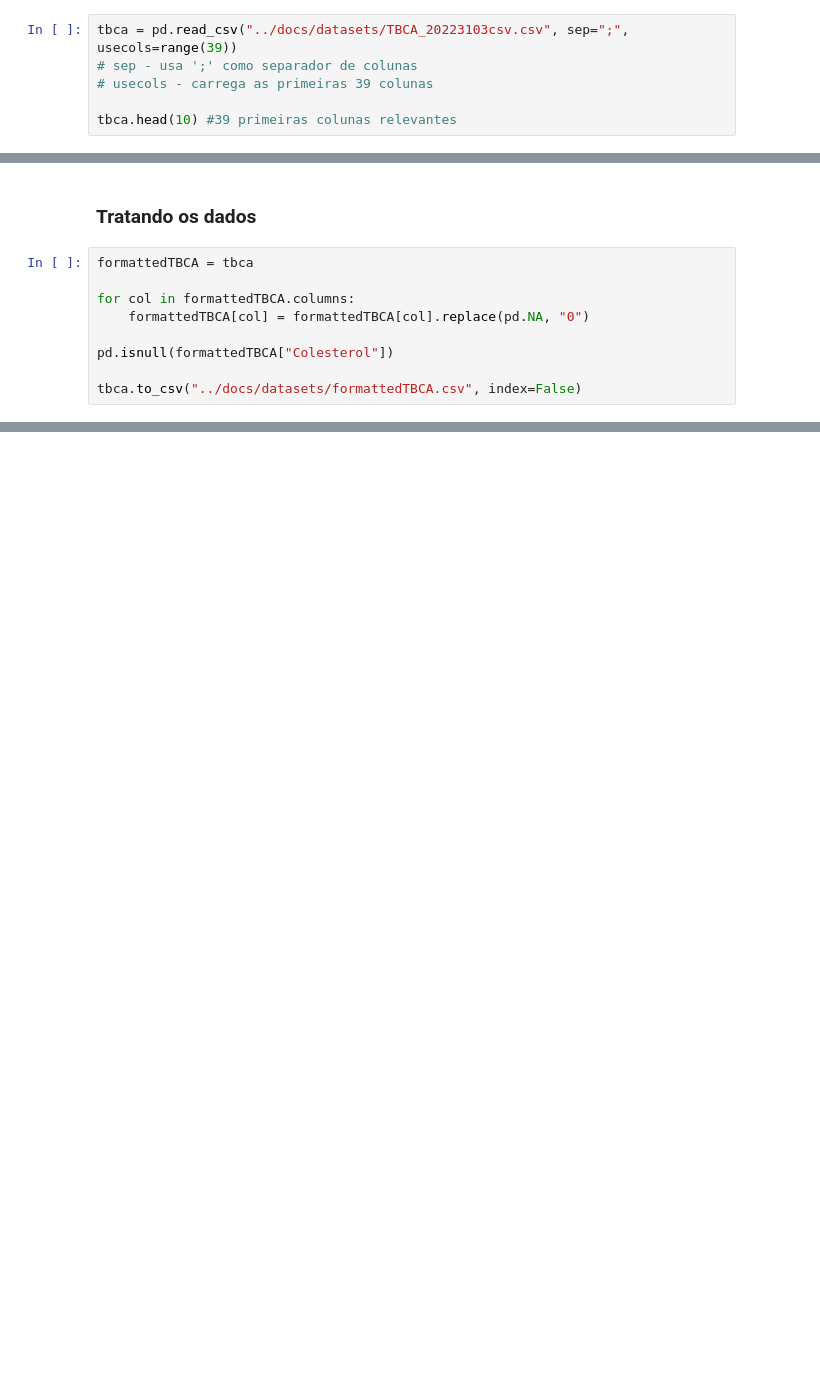
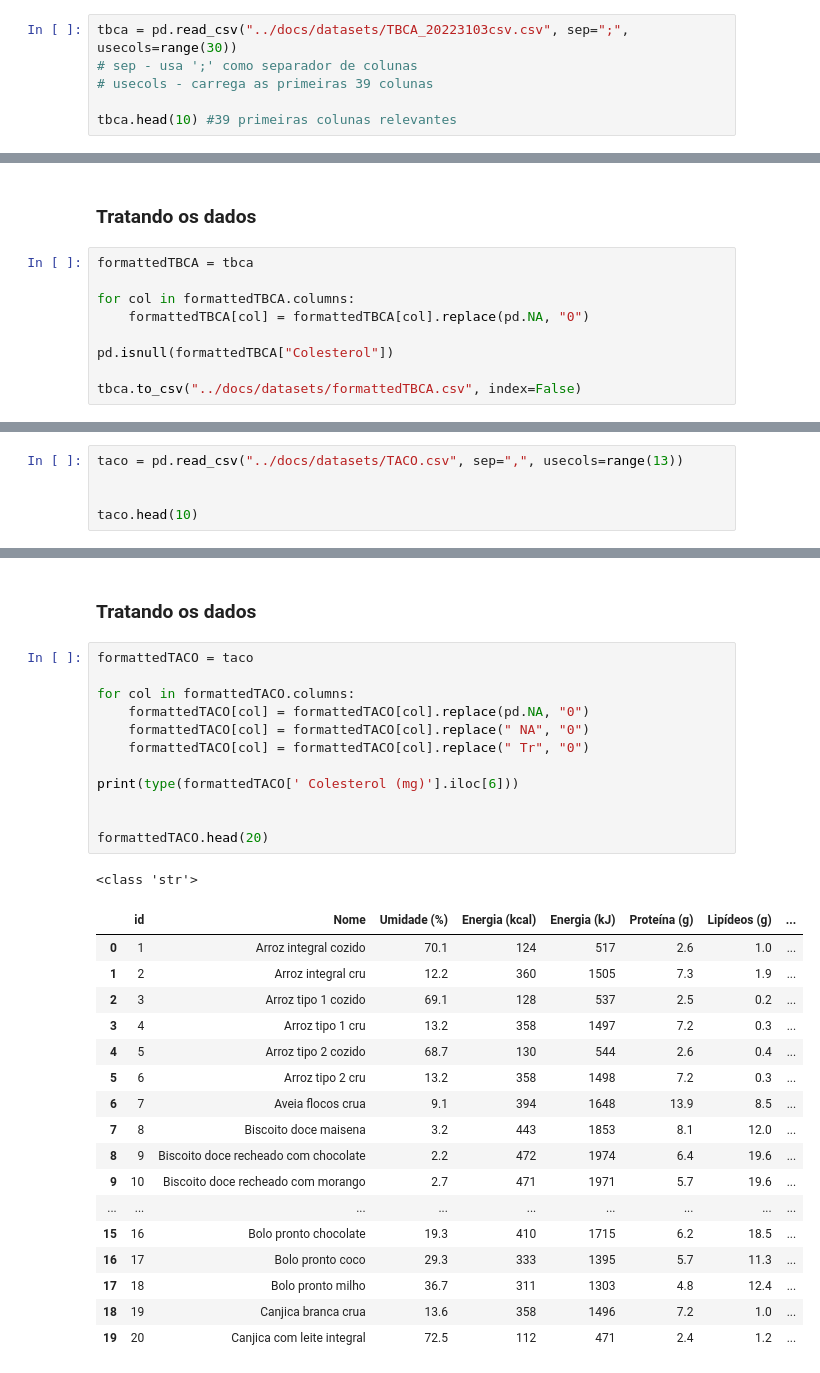
Before and after one commit to Byte-Boost/AIService_Junipy, a Jupyter notebook: src/app.ipynb, the cells around one changed output, grey strips where cells are left out. Saved outputs shown, nothing was run; the diff lists cells and outputs as text; blank space fills up the shorter version.

```diff
--- a/src/app.ipynb
+++ b/src/app.ipynb
@@ -20,7 +22,7 @@ print("Path to dataset files:", path)
 # %% [markdown]
 ### Carregando CSV
 # %%
-tbca = pd.read_csv("../docs/datasets/TBCA_20223103csv.csv", sep=";", usecols=range(39))
+tbca = pd.read_csv("../docs/datasets/TBCA_20223103csv.csv", sep=";", usecols=range(30))
 # sep - usa ';' como separador de colunas
 # usecols - carrega as primeiras 39 colunas
 
@@ -38,0 +60,5 @@ tbca.to_csv("../docs/datasets/formattedTBCA.csv", index=False)
+# %%
+taco = pd.read_csv("../docs/datasets/TACO.csv", sep=",", usecols=range(13))
+
+
+taco.head(10)
@@ -38,0 +77,33 @@ tbca.to_csv("../docs/datasets/formattedTBCA.csv", index=False)
+# %% [markdown]
+### Tratando os dados
+# %%
+formattedTACO = taco
+
+for col in formattedTACO.columns:
+    formattedTACO[col] = formattedTACO[col].replace(pd.NA, "0")
+    formattedTACO[col] = formattedTACO[col].replace(" NA", "0")
+    formattedTACO[col] = formattedTACO[col].replace(" Tr", "0")
+
+print(type(formattedTACO[' Colesterol (mg)'].iloc[6]))
+
+
+formattedTACO.head(20)
+# %% [output]
+<class 'str'>
+|  | id | Nome | Umidade (%) | Energia (kcal) | Energia (kJ) | Proteína (g) | Lipídeos (g) | ... |
+| 0 | 1 | Arroz integral cozido | 70.1 | 124 | 517 | 2.6 | 1.0 | ... |
+| 1 | 2 | Arroz integral cru | 12.2 | 360 | 1505 | 7.3 | 1.9 | ... |
+| 2 | 3 | Arroz tipo 1 cozido | 69.1 | 128 | 537 | 2.5 | 0.2 | ... |
+| 3 | 4 | Arroz tipo 1 cru | 13.2 | 358 | 1497 | 7.2 | 0.3 | ... |
+| 4 | 5 | Arroz tipo 2 cozido | 68.7 | 130 | 544 | 2.6 | 0.4 | ... |
+| 5 | 6 | Arroz tipo 2 cru | 13.2 | 358 | 1498 | 7.2 | 0.3 | ... |
+| 6 | 7 | Aveia flocos crua | 9.1 | 394 | 1648 | 13.9 | 8.5 | ... |
+| 7 | 8 | Biscoito doce maisena | 3.2 | 443 | 1853 | 8.1 | 12.0 | ... |
+| 8 | 9 | Biscoito doce recheado com chocolate | 2.2 | 472 | 1974 | 6.4 | 19.6 | ... |
+| 9 | 10 | Biscoito doce recheado com morango | 2.7 | 471 | 1971 | 5.7 | 19.6 | ... |
+| ... | ... | ... | ... | ... | ... | ... | ... | ... |
+| 15 | 16 | Bolo pronto chocolate | 19.3 | 410 | 1715 | 6.2 | 18.5 | ... |
+| 16 | 17 | Bolo pronto coco | 29.3 | 333 | 1395 | 5.7 | 11.3 | ... |
+| 17 | 18 | Bolo pronto milho | 36.7 | 311 | 1303 | 4.8 | 12.4 | ... |
+| 18 | 19 | Canjica branca crua | 13.6 | 358 | 1496 | 7.2 | 1.0 | ... |
+| 19 | 20 | Canjica com leite integral | 72.5 | 112 | 471 | 2.4 | 1.2 | ... |
```
Also changed, not shown: parts of 8 cells of this notebook, 1 other file.
